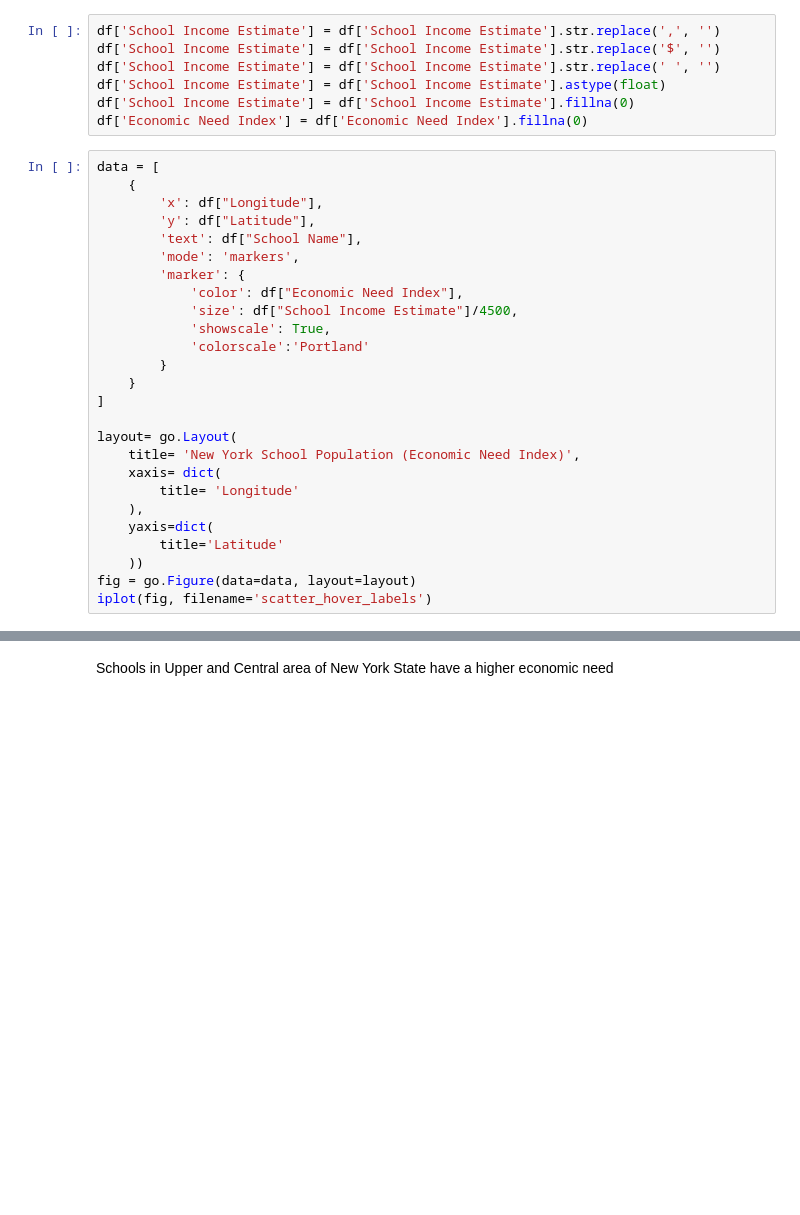
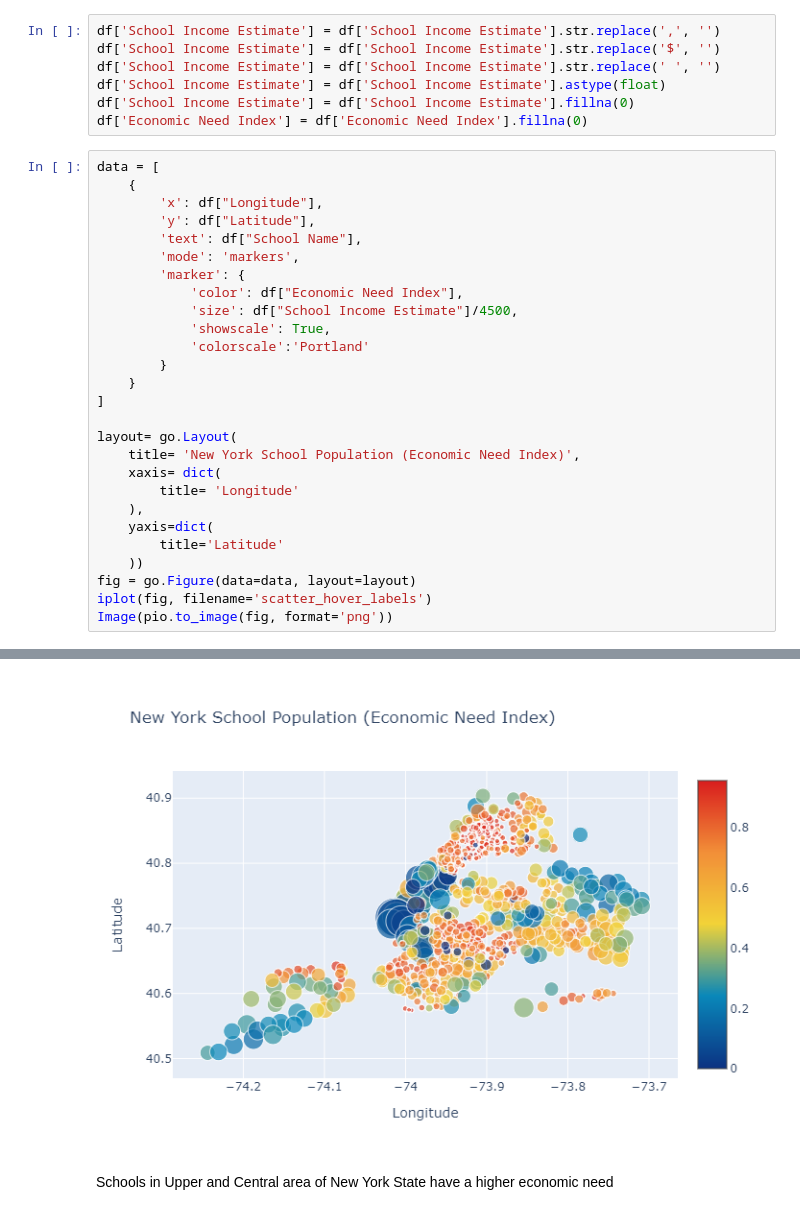
Before and after one commit to mattxushuai/Visualization, a Jupyter notebook: NYCPASS/PASSNYC.ipynb, the cells around one changed output, grey strips where cells are left out. Saved outputs shown, nothing was run; the diff lists cells and outputs as text; blank space fills up the shorter version.

```diff
--- a/NYCPASS/PASSNYC.ipynb
+++ b/NYCPASS/PASSNYC.ipynb
@@ -79,31 +82,33 @@ df['Economic Need Index'] = df['Economic Need Index'].fillna(0)
 # %%
 data = [
     {
         'x': df["Longitude"],
         'y': df["Latitude"],
         'text': df["School Name"],
         'mode': 'markers',
         'marker': {
             'color': df["Economic Need Index"],
             'size': df["School Income Estimate"]/4500,
             'showscale': True,
             'colorscale':'Portland'
         }
     }
 ]
 
 layout= go.Layout(
     title= 'New York School Population (Economic Need Index)',
     xaxis= dict(
         title= 'Longitude'
     ),
     yaxis=dict(
         title='Latitude'
     ))
 fig = go.Figure(data=data, layout=layout)
 iplot(fig, filename='scatter_hover_labels')
+Image(pio.to_image(fig, format='png'))
 # %% [output]
 [interactive output not drawn]
+[figure, added]
 # %% [markdown]
 Schools in Upper and Central area of New York State have a higher economic need
 # %% [markdown]
```
Also changed, not shown: parts of 16 cells of this notebook.
